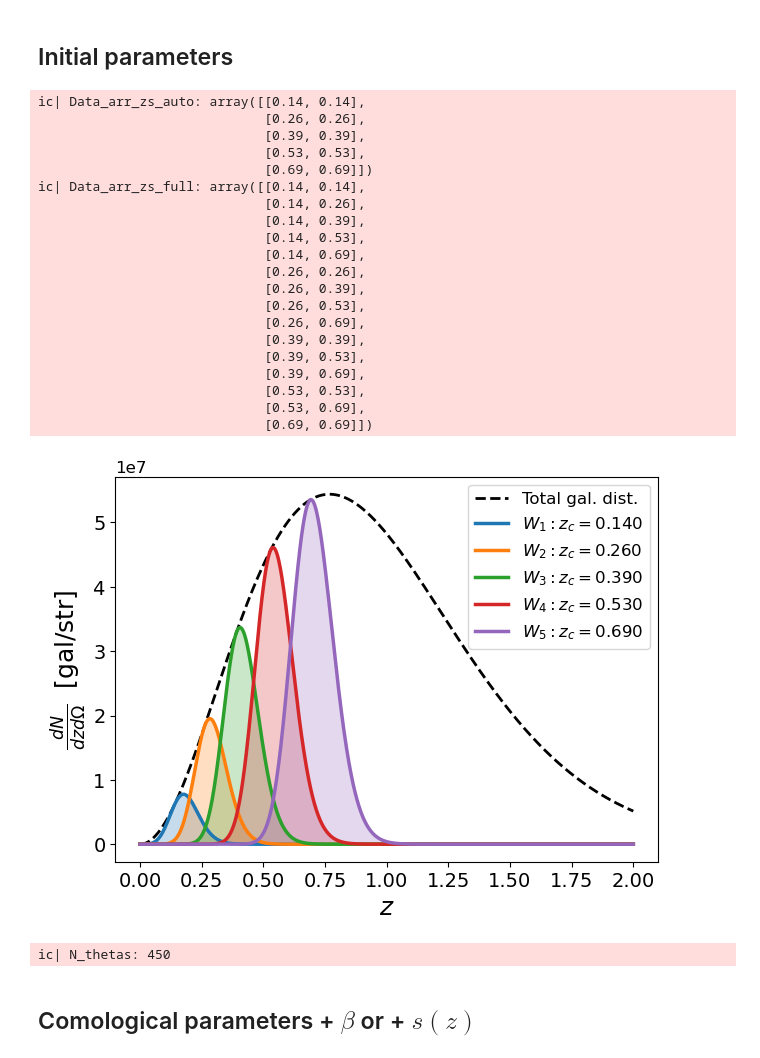
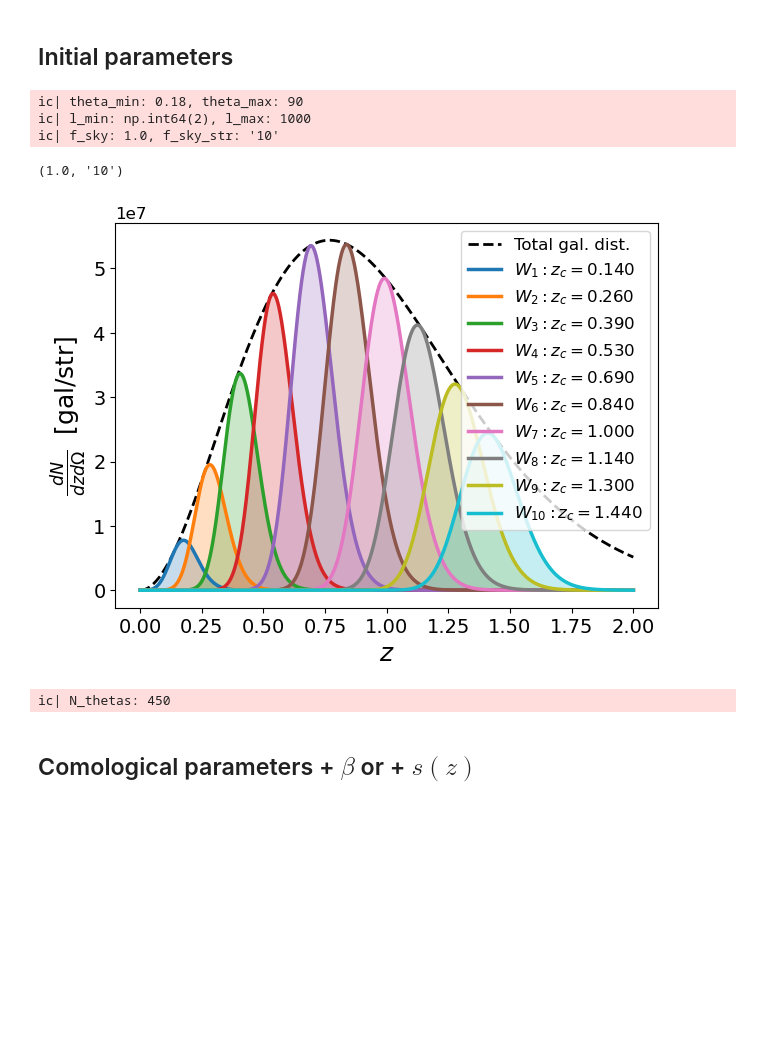
Before and after one commit to GreenTS27/Photo_Surveys-HI_IM-Fisher_Matrix, a Jupyter notebook: Fisher_Matrix_C_ell_vs_w_t.ipynb, the cells around one changed output. Cells and saved outputs as stored; diff of their text form; code cells hidden in the pictures; blank space fills up the shorter version.

```diff
--- a/Fisher_Matrix_C_ell_vs_w_t.ipynb
+++ b/Fisher_Matrix_C_ell_vs_w_t.ipynb
@@ -215,14 +215,49 @@ from Fisher_Matrix_C_ell_w_theta import *
 # **Fisher Matrix**  $w(\theta )$ vs $C_\ell$
 # %% [markdown]
 ## Initial parameters
+# %%
+# folder to save the data in
+folder_name = "Fisher_Data/"
+
+# Portion of the sky
+f_sky = 1.00
+# f_sky = 0.33
+f_sky_str = str(round(f_sky, 2))[0] + str(round(f_sky, 2))[2:]
+
+
+# Range of theta and ell values
+
+theta_max = 90
+# theta_max = 18
+
+#coupled
+l_min = np.max( [int(180/theta_max) + (180 % theta_max > 0), 2] )
+#decoupled
+# l_min = np.max( [int(180/theta_max) + (180 % theta_max > 0), 2] ) +10
+# l_min = np.max( [int(180/theta_max) + (180 % theta_max > 0), 2] ) +20
+
+
+l_max = 1000
+
+theta_min = 180/l_max
+
+
+ic(theta_min, theta_max)
+ic(l_min, l_max)
+ic(f_sky, f_sky_str)
+# %% [output]
+ic| theta_min: 0.18, theta_max: 90
+ic| l_min: np.int64(2), l_max: 1000
+ic| f_sky: 1.0, f_sky_str: '10'
+(1.0, '10')
 # %%
 Survey = "Euclid"
 # Survey = "DES"
 # Survey = "LSST_Y1"
 # Survey = "LSST_Y10"
 
-N_bins = 5
-# N_bins = 10
+# N_bins = 5
+N_bins = 10
 
 ####################################### initial parameters ###############################################
 
@@ -273,55 +308,35 @@ elif Survey == "LSST_Y1":
     dic_Window  = Window_func(arr_zs, arr_z_central, arr_sigma_z_LSST, z0_LSST_Y1, N_gal_LSST_Y1_str,
                               func_pz=pz_LSST_Y1, Show_WS=True, Fig_y_unit="gal/str")
 elif Survey == "LSST_Y10":
     arr_sigma_z_LSST = sigma_val_LSST*(1+arr_zs)
     dic_Window  = Window_func(arr_zs, arr_z_central, arr_sigma_z_LSST, z0_LSST_Y10, N_gal_LSST_Y10_str,
                               func_pz=pz_LSST_Y10, Show_WS=True, Fig_y_unit="gal/str")
 
 
 
 ########################################################## Parameters for w(theta) #############################
 theta_val = theta_min
 theta_step = 0.2
 N_thetas = int((theta_max - theta_min)/theta_step) +1
 ic(N_thetas)
 thetas = np.empty( N_thetas )
 count=0
 while theta_val < theta_max:
     thetas[count] = theta_val
     theta_val += theta_step
     count+=1
 
 full_l_min = 2
 full_l_max = 1000
 ells = np.arange(full_l_min, full_l_max+1, 1)
 
 Pol_Legend = np.zeros( (N_thetas, len(ells))  )
 for index_t, teta in enumerate(thetas):
     for index_l, l in enumerate(ells):
         Pol_Legend[index_t,index_l] = sc.special.lpmv(0, l, np.cos( np.radians(teta) ))
 # %% [output]
+[figure, new version]
-ic| Data_arr_zs_auto: array([[0.14, 0.14],
-                             [0.26, 0.26],
-                             [0.39, 0.39],
-                             [0.53, 0.53],
-                             [0.69, 0.69]])
-ic| Data_arr_zs_full: array([[0.14, 0.14],
-                             [0.14, 0.26],
-                             [0.14, 0.39],
-                             [0.14, 0.53],
-                             [0.14, 0.69],
-                             [0.26, 0.26],
-                             [0.26, 0.39],
-                             [0.26, 0.53],
-                             [0.26, 0.69],
-                             [0.39, 0.39],
-                             [0.39, 0.53],
-                             [0.39, 0.69],
-                             [0.53, 0.53],
-                             [0.53, 0.69],
-                             [0.69, 0.69]])
+ic| N_thetas: 450
-[figure, old version]
-ic| N_thetas: 450
 # %% [markdown]
 ## Comological parameters + $\beta$ or + $s(z)$
 # %% [markdown]
```
Also changed, not shown: parts of 9 cells of this notebook.
